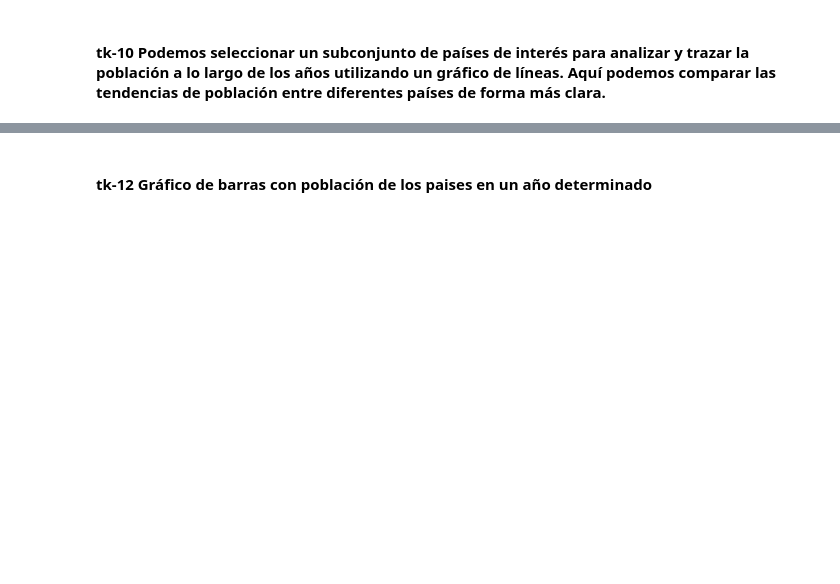
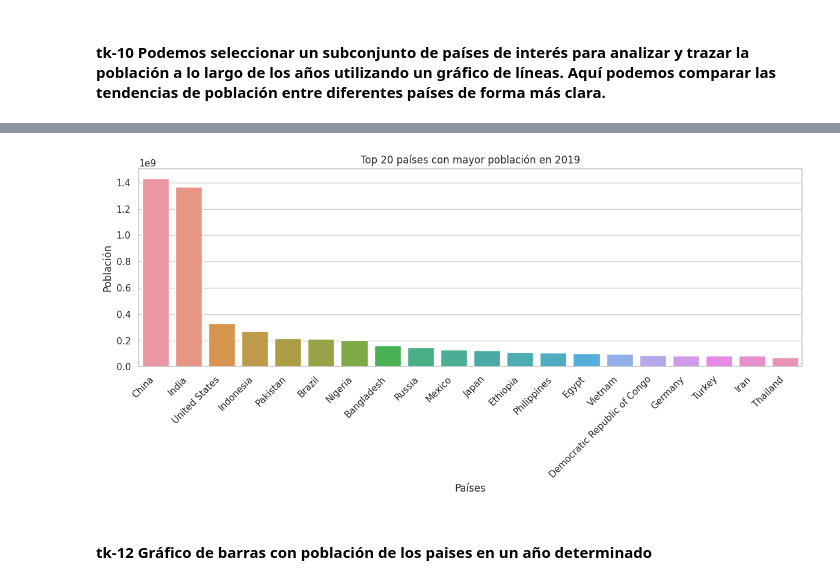
Before and after one commit to Marianod2003/prodat17, a Jupyter notebook: PoblacionMundial.ipynb, the cells around one changed output, grey strips where cells are left out. Saved outputs shown, nothing was run; the diff lists cells and outputs as text; code cells hidden in the pictures; blank space fills up the shorter version.

```diff
--- a/PoblacionMundial.ipynb
+++ b/PoblacionMundial.ipynb
@@ -18,4 +18,4 @@ import pandas as pd
 import matplotlib.pyplot as plt
 import seaborn as sns
 
-df_poblacion_mundial = pd.read_csv("./poblacion-mundial.csv")
+df_poblacion_mundial = pd.read_csv("/content/drive/MyDrive/poblacion-mundial.csv")
@@ -48,0 +102,12 @@ plt.show()
+# %%
+# Año a consultar
+anio_consulta = 2019
+
+# Filtrar los 20 países con mayor población en el año consultado
+top_20_paises = df_poblacion_mundial[['Entity', str(anio_consulta)]].nlargest(20, str(anio_consulta), keep='first')
+
+# Renombrar las columnas
+top_20_paises.columns = ['País', 'Población']
+
+# Imprimir el resultado
+print(top_20_paises)
@@ -49,3 +132,27 @@ plt.show()
+# %%
+# Filtrar los 20 países con mayor población en el año consultado
+top_20_paises = df_poblacion_mundial[['Entity', str(anio_consulta)]].nlargest(20, str(anio_consulta), keep='first')
+
+# Configurar el estilo de Seaborn
+sns.set(style="whitegrid")
+
+# Crear el gráfico de barras utilizando Seaborn
+plt.figure(figsize=(12, 6))
+ax = sns.barplot(x='Entity', y=str(anio_consulta), data=top_20_paises)
+
+# Configurar el título y las etiquetas de los ejes
+plt.title('Top 20 países con mayor población en {}'.format(anio_consulta))
+plt.xlabel('Países')
+plt.ylabel('Población')
+
+# Rotar las etiquetas del eje x para una mejor legibilidad
+ax.set_xticklabels(ax.get_xticklabels(), rotation=45, ha='right')
+
+# Mostrar el gráfico de barras
+plt.tight_layout()
+plt.show()
+# %% [output]
+[figure, added]
 # %% [markdown]
 #### **tk-12** Gráfico de barras con población de los paises en un año determinado
 # %%
```
Also changed, not shown: parts of 11 cells of this notebook.
